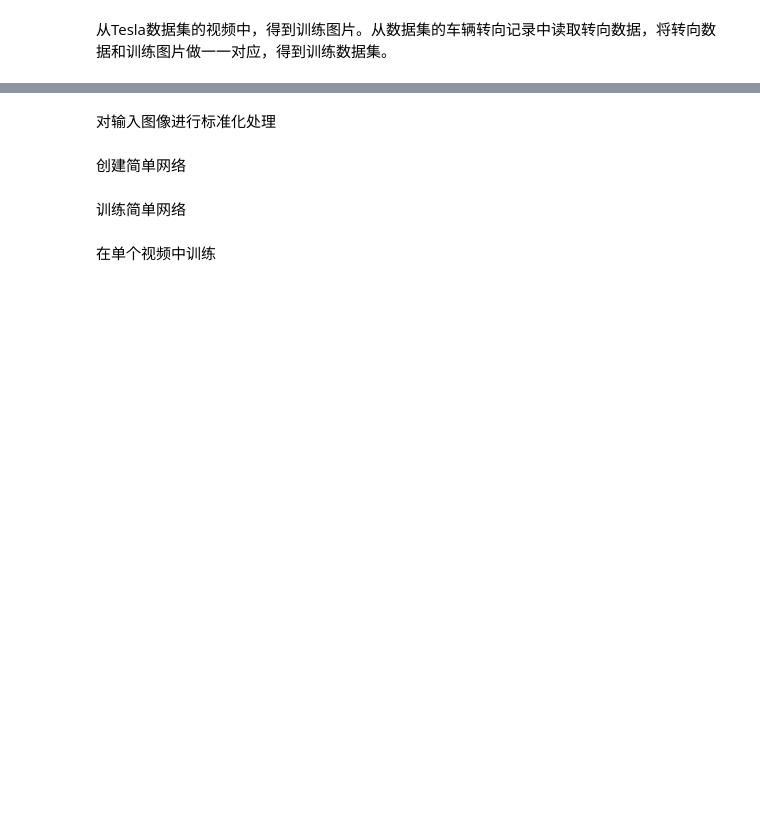
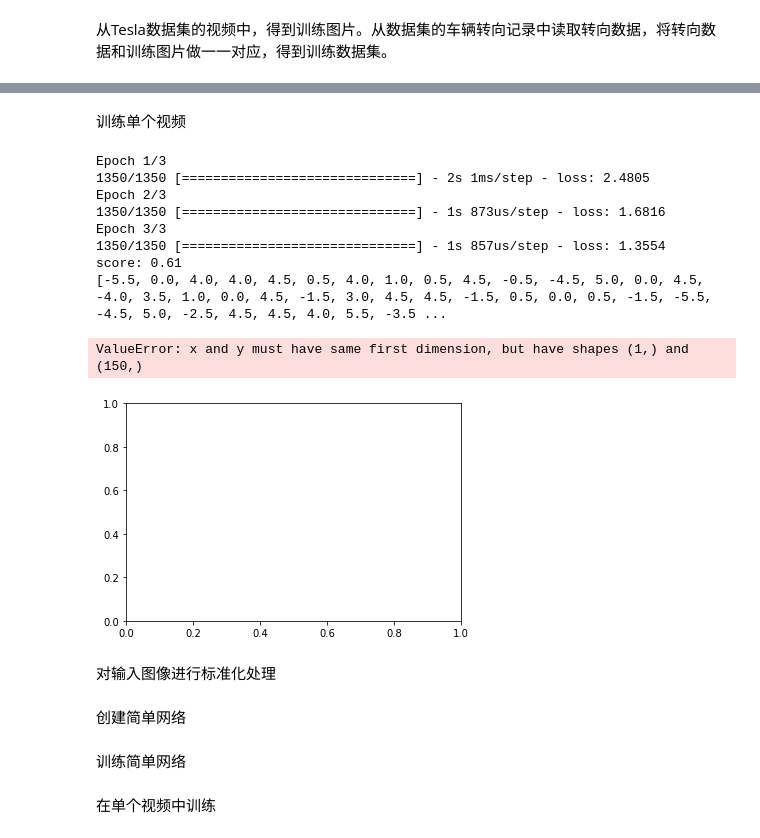
Before and after one commit to rosaann/uda, a Jupyter notebook: deep_tesla/deep_tesla.ipynb, the cells around one changed output, grey strips where cells are left out. Cells and saved outputs as stored; diff of their text form; code cells hidden in the pictures; blank space fills up the shorter version.

```diff
--- a/deep_tesla/deep_tesla.ipynb
+++ b/deep_tesla/deep_tesla.ipynb
@@ -71,0 +54,12 @@ for epoch_id in range(1,2):
+# %%
+
+def load_preprocess_training_batch(batch_id):
+    filename = 'epoch{:0>2}_preprocess_train.p'.format(batch_id)
+    img, steer = pickle.load(open(filename, mode='rb'))
+
+    return img, steer
+def load_preprocess_validating_batch(batch_id):
+    filename = 'epoch{:0>2}_preprocess_val.p'.format(batch_id)
+    img, steer = pickle.load(open(filename, mode='rb'))
+
+    return img, steer
@@ -72,3 +101,39 @@ for epoch_id in range(1,2):
+# %%
+batch_size = 64
+epoches = 3
+# %%
+from sklearn.metrics import mean_squared_error, r2_score
+import matplotlib.pyplot as plt
+def train_model(x_train, y_train, x_val, y_val, model_func):
+    model = model_func()
+    model.fit(x_train, y_train, nb_epoch = epoches, batch_size = batch_size)
+    pre = model.predict(x_val, batch_size=batch_size, verbose=0)
+    score = r2_score(y_val, pre)
+    print("score: %.2f " % (score))
+
+    print (y_val)
+    plt.plot(len(pre), y_val, 'o-', color = 'b', label = 'true steer')
+  #  plt.plot(len(pre), pre, 'o-', color = 'g', label = 'predited steer')
+# %% [markdown]
+训练单个视频
+# %%
+img_train, steer_train = load_preprocess_training_batch(1)
+img_val, steer_val = load_preprocess_validating_batch(1)
+img_train = np.array(img_train).transpose(0, 3, 2, 1)
+img_val = np.array(img_val).transpose(0, 3, 2, 1)
+
+train_model(np.array(img_train), steer_train, np.array(img_val), steer_val, simple_model_1)
+# %% [output]
+Epoch 1/3
+1350/1350 [==============================] - 2s 1ms/step - loss: 2.4805
+Epoch 2/3
+1350/1350 [==============================] - 1s 873us/step - loss: 1.6816
+Epoch 3/3
+1350/1350 [==============================] - 1s 857us/step - loss: 1.3554
+score: 0.61
+[-5.5, 0.0, 4.0, 4.0, 4.5, 0.5, 4.0, 1.0, 0.5, 4.5, -0.5, -4.5, 5.0, 0.0, 4.5, -4.0, 3.5, 1.0, 0.0, 4.5, -1.5, 3.0, 4.5, 4.5, -1.5, 0.5, 0.0, 0.5, -1.5, -5.5, -4.5, 5.0, -2.5, 4.5, 4.5, 4.0, 5.5, -3.5 ...
+ValueError: x and y must have same first dimension, but have shapes (1,) and (150,)
+[figure, added]
 # %% [markdown]
 对输入图像进行标准化处理
 # %%
```
Also changed, not shown: parts of 6 cells of this notebook, 2 other files.
